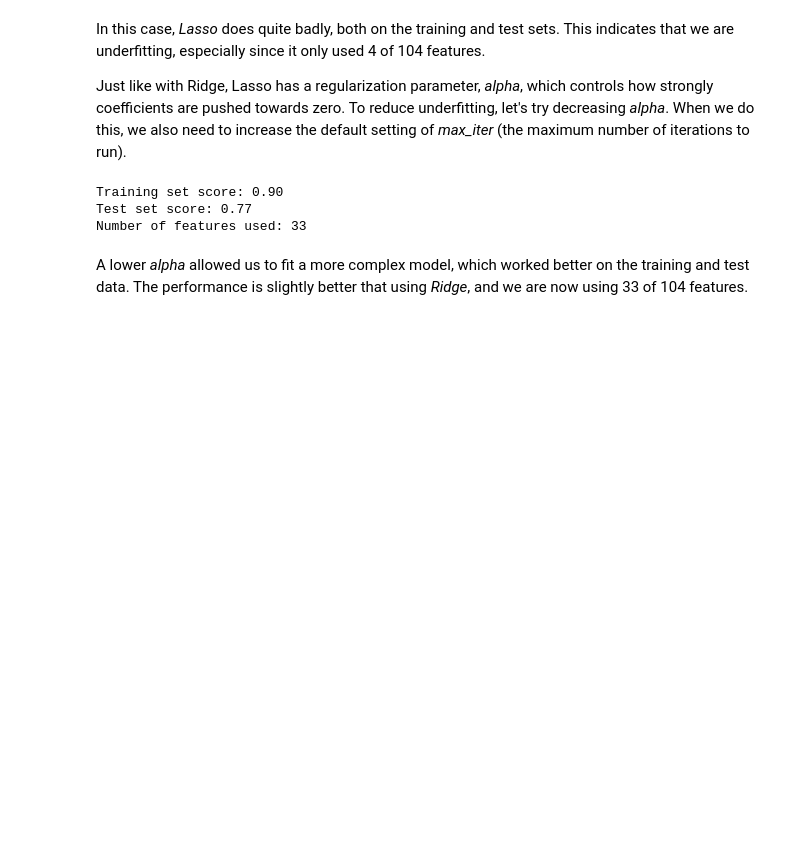
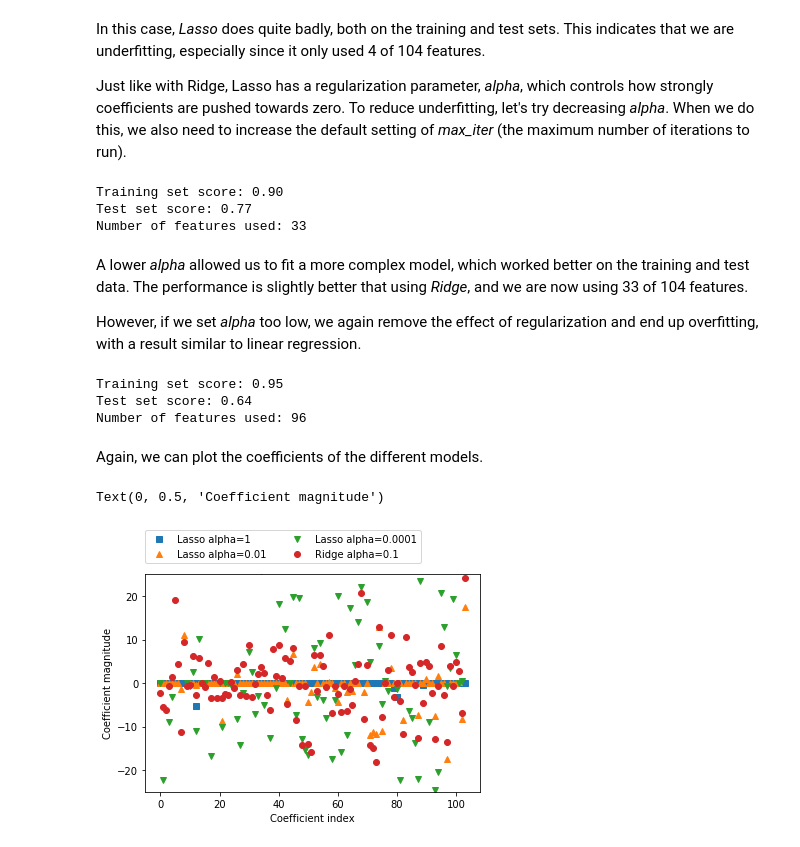
Before and after one commit to carlhinderer/python-ml-intro, a Jupyter notebook: notebooks/02_supervised_learning/c_linear_models.ipynb, the cells around one changed output. Drawn from its saved outputs; the diff is of its cells as text; code cells hidden in the pictures; blank space fills up the shorter version.

Commit message:
Plotted the difference between L1 and L2 regularization.

```diff
--- a/notebooks/02_supervised_learning/c_linear_models.ipynb
+++ b/notebooks/02_supervised_learning/c_linear_models.ipynb
@@ -257,3 +257,30 @@ Test set score: 0.77
 Number of features used: 33
 # %% [markdown]
 A lower *alpha* allowed us to fit a more complex model, which worked better on the training and test data.  The performance is slightly better that using *Ridge*, and we are now using 33 of 104 features.
+
+However, if we set *alpha* too low, we again remove the effect of regularization and end up overfitting, with a result similar to linear regression.
+# %%
+# Alpha is too low, so we overfit
+lasso00001 = Lasso(alpha=0.0001, max_iter=100000).fit(X_train, y_train)
+print("Training set score: {:.2f}".format(lasso00001.score(X_train, y_train)))
+print("Test set score: {:.2f}".format(lasso00001.score(X_test, y_test)))
+print("Number of features used:", np.sum(lasso00001.coef_ != 0))
+# %% [output]
+Training set score: 0.95
+Test set score: 0.64
+Number of features used: 96
+# %% [markdown]
+Again, we can plot the coefficients of the different models.
+# %%
+plt.plot(lasso.coef_, 's', label="Lasso alpha=1")
+plt.plot(lasso001.coef_, '^', label="Lasso alpha=0.01")
+plt.plot(lasso00001.coef_, 'v', label="Lasso alpha=0.0001")
+
+plt.plot(ridge01.coef_, 'o', label="Ridge alpha=0.1")
+plt.legend(ncol=2, loc=(0, 1.05))
+plt.ylim(-25, 25)
+plt.xlabel("Coefficient index")
+plt.ylabel("Coefficient magnitude")
+# %% [output]
+Text(0, 0.5, 'Coefficient magnitude')
+[figure, added]
```
Also changed, not shown: parts of 1 cell of this notebook.
